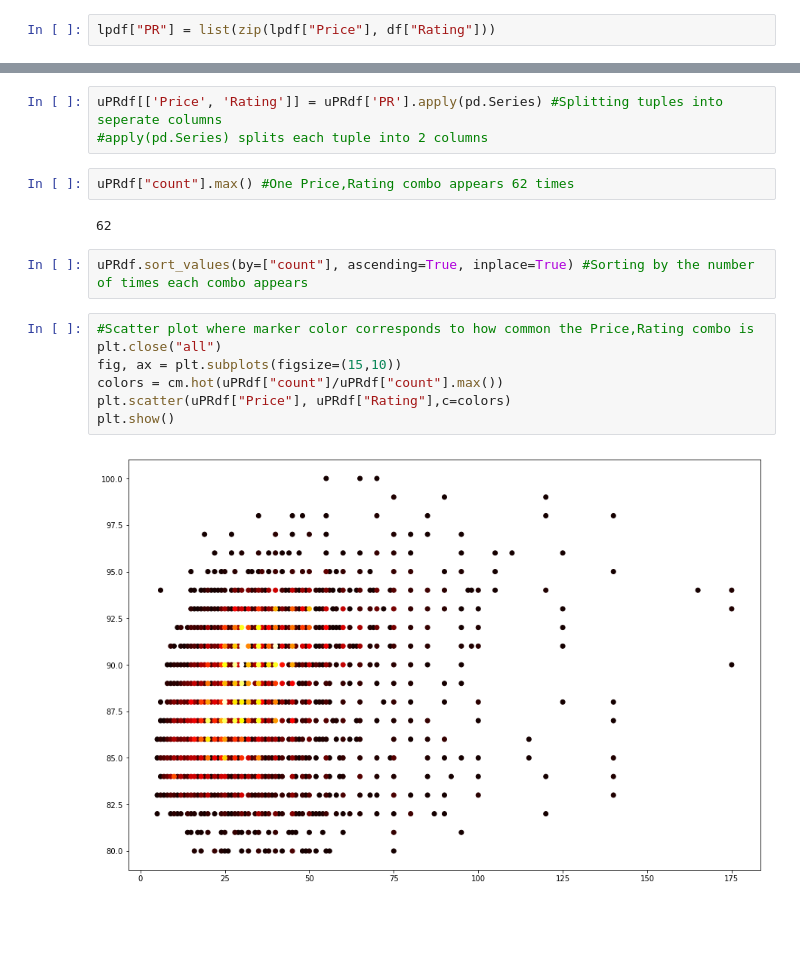
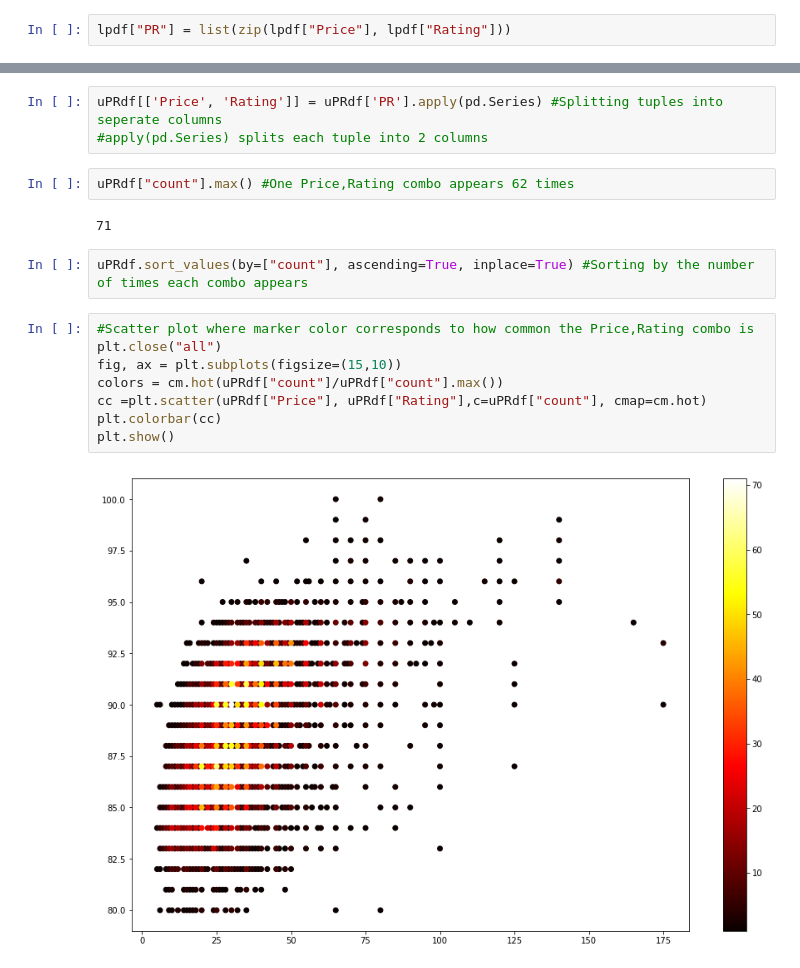
Before and after one commit to lamontal/WineScraping, a Jupyter notebook: DataAnalysis.ipynb, the cells around one changed output, grey strips where cells are left out. Drawn from its saved outputs; the diff is of its cells as text; blank space fills up the shorter version.

```diff
--- a/DataAnalysis.ipynb
+++ b/DataAnalysis.ipynb
@@ -172,4 +209,4 @@ plt.show()
 # %%
-lpdf["PR"] = list(zip(lpdf["Price"], df["Rating"]))
+lpdf["PR"] = list(zip(lpdf["Price"], lpdf["Rating"]))
 # %%
 uPR = lpdf.groupby("PR").size() #Getting number of unique Price,Rating combinations
@@ -203,15 +224,16 @@ uPRdf[['Price', 'Rating']] = uPRdf['PR'].apply(pd.Series) #Splitting tuples into
 # %%
 uPRdf["count"].max() #One Price,Rating combo appears 62 times
 # %% [output]
-62
+71
 # %%
 uPRdf.sort_values(by=["count"], ascending=True, inplace=True) #Sorting by the number of times each combo appears
 # %%
 #Scatter plot where marker color corresponds to how common the Price,Rating combo is
 plt.close("all")
 fig, ax = plt.subplots(figsize=(15,10))
 colors = cm.hot(uPRdf["count"]/uPRdf["count"].max())
-plt.scatter(uPRdf["Price"], uPRdf["Rating"],c=colors)
+cc =plt.scatter(uPRdf["Price"], uPRdf["Rating"],c=uPRdf["count"], cmap=cm.hot)
+plt.colorbar(cc)
 plt.show()
 # %% [output]
-[figure, old version]
+[figure, new version]
```
Also changed, not shown: parts of 8 cells of this notebook, 10 other files.
